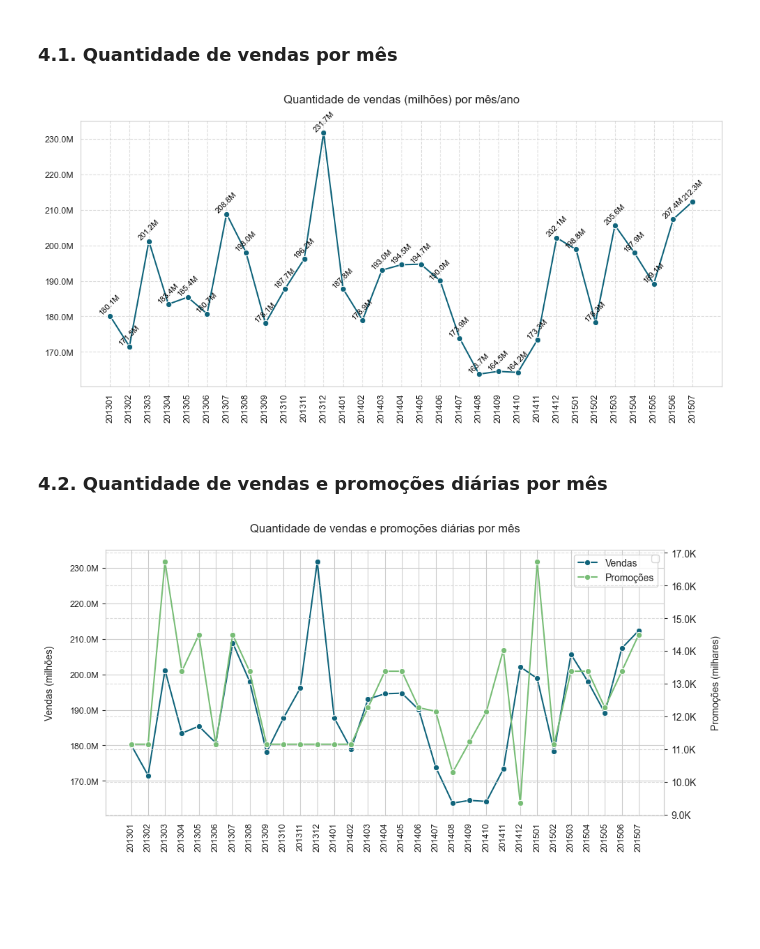
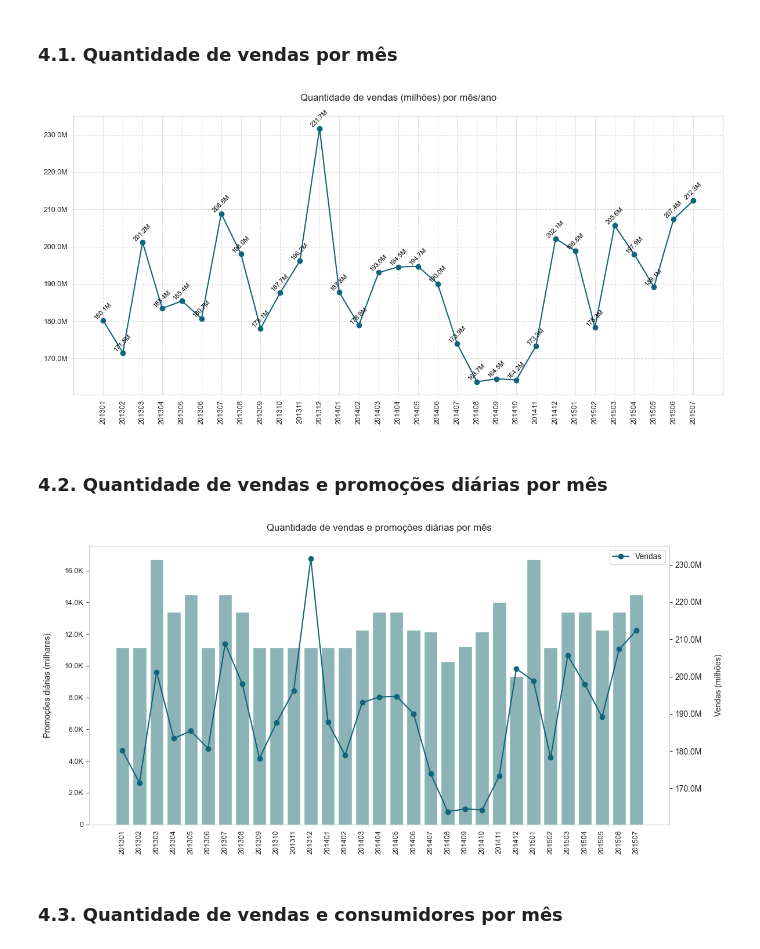
Before and after one commit to emso-exe/Previsao_de_demandas_de_drogarias, a Jupyter notebook: 000_analise_exploratoria.ipynb, the cells around one changed output. Drawn from its saved outputs; the diff is of its cells as text; code cells hidden in the pictures; blank space fills up the shorter version.

Commit message:
feat: Adicão de gráficos para os itens 4.4, 4.5 e 4.6, alteração nos demais gráficos.

```diff
--- a/000_analise_exploratoria.ipynb
+++ b/000_analise_exploratoria.ipynb
@@ -173,6 +173,7 @@ gerar_metadados(df)
 # Transforma para o tipo de dados datetime
 df['Date'] = pd.to_datetime(df['Date'])
 df['Year_Month'] = df['Date'].dt.strftime('%Y%m')
+df['Year'] = df['Date'].dt.strftime('%Y')
 # %% [markdown]
 ## 4. Análise exploratória dos dados
 # %%
@@ -200,12 +201,13 @@ def formatar_valores(val):
 df_00 = df.groupby('Year_Month')['Sales'].sum().reset_index()
 # %%
 # Criar o gráfico
-plt.figure(figsize=(10, 5))
+fig, ax1 = plt.subplots(figsize=(12, 6))
 
-ax = sns.lineplot(data=df_00, x='Year_Month', y='Sales', marker='o', color='#10647b')
+# Plotar o gráfico de linhas usando 'ax1'
+ax1.plot(df_00['Year_Month'], df_00['Sales'], marker='o', color='#10647b')
 
-# Formatar os números do eixo Y para milhões ou milhares
-ax.yaxis.set_major_formatter(mticker.FuncFormatter(formatar_milhoes))
+# Formatar os números do eixo Y para milhões
+ax1.yaxis.set_major_formatter(mticker.FuncFormatter(formatar_milhoes))
 
 # Rotacionar os rótulos do eixo X
 plt.xticks(rotation=90, ha='center', fontsize=9)
@@ -218,16 +220,15 @@ plt.ylabel('')
 
 # Adicionar rótulos nos pontos do gráfico de linha
 for x, y in zip(df_00['Year_Month'], df_00['Sales']):
-    ax.text(x, y, formatar_valores(y), color='black',
-            ha='center', va='bottom', fontsize=8, rotation=45)
-
+    ax1.text(x, y, formatar_valores(y), color='black',
+             ha='center', va='bottom', fontsize=8, rotation=45)
 
 # Ajustar o layout para evitar sobreposição
 plt.tight_layout()
 plt.grid(True, linestyle='--', alpha=0.7)
 plt.show()
 # %% [output]
-[figure, old version]
+[figure, new version]
 # %% [markdown]
 ### 4.2. Quantidade de vendas e promoções diárias por mês
 # %%
@@ -235,39 +236,35 @@ plt.show()
 df_01 = df.groupby('Year_Month')[['Sales', 'Promo']].sum().reset_index()
 # %%
 # Criar o gráfico
-plt.figure(figsize=(10, 5))
+fig, ax1 = plt.subplots(figsize=(12, 6))
 
-# Primeiro eixo y para 'Sales'
-ax1 = sns.lineplot(data=df_01, x='Year_Month', y='Sales', marker='o',
-                   color='#10647b', label='Vendas')
+# Primeiro eixo y para 'Promo'
+ax1.bar(df_01['Year_Month'], df_01['Promo'], color='#8cb3b6')
 ax1.yaxis.set_major_formatter(mticker.FuncFormatter(formatar_milhoes))
+ax1.grid(False)
 plt.xticks(rotation=90, ha='center', fontsize=9)
 plt.yticks(fontsize=9)
+
+# Segundo eixo y para 'Sales'
+ax2 = ax1.twinx()
+ax2.plot(df_01['Year_Month'], df_01['Sales'], marker='o',
+                   color='#10647b', label='Vendas')
+ax2.yaxis.set_major_formatter(mticker.FuncFormatter(formatar_milhoes))
+ax2.grid(False)
 
 # Título e formatação dos eixos
 plt.title('Quantidade de vendas e promoções diárias por mês\n', fontsize=12)
 plt.xlabel('')
-ax1.set_ylabel('Vendas (milhões)\n')
+ax1.set_ylabel('Promoções diárias (milhares)\n')
+ax2.set_ylabel('\nVendas (milhões)')
 
-# Segundo eixo y para 'Promo'
-ax2 = ax1.twinx()
-ax2 = sns.lineplot(data=df_01, x='Year_Month', y='Promo', marker='o',
-                   color='#78bd76', label='Promoções')
-ax2.yaxis.set_major_formatter(mticker.FuncFormatter(formatar_milhoes))
-ax2.set_ylabel('\nPromoções (milhares)')
-
-# Adicionar ambas as legendas (Sales e Promo) no eixo principal
-lines_1, labels_1 = ax1.get_legend_handles_labels()
-lines_2, labels_2 = ax2.get_legend_handles_labels()
-
-# Combinar as legendas em uma só, uma embaixo da outra
-ax2.legend('')
-ax1.legend(lines_1 + lines_2, labels_1 + labels_2, loc='upper left',
-           bbox_to_anchor=(0.83, 1), ncol=1)
+# Adiciona a legenda para Sales (Vendas)
+ax2.legend(loc='best')
 
 # Ajustar o layout para evitar sobreposição
 plt.tight_layout()
-plt.grid(True, linestyle='--', alpha=0.7)
 plt.show()
 # %% [output]
-[figure, old version]
+[figure, new version]
+# %% [markdown]
+### 4.3. Quantidade de vendas e consumidores por mês
```
Also changed, not shown: parts of 14 cells of this notebook.
